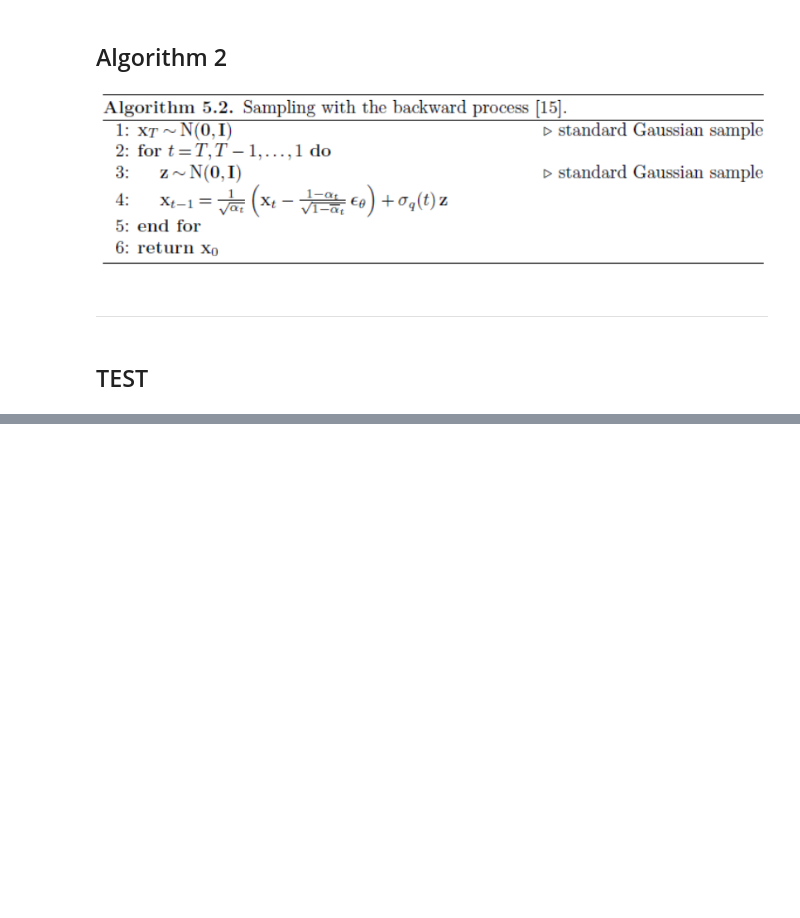
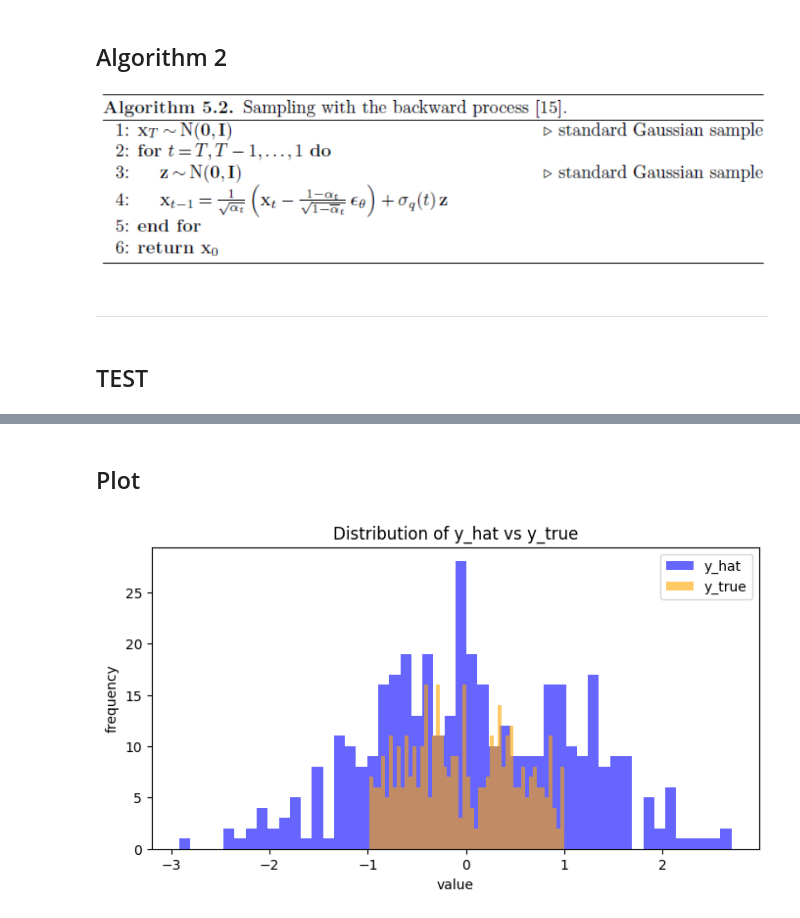
Before and after one commit to XuanWeiWang-999/2025Autumn_ML-project-DiffusionModel, a Jupyter notebook: 20250924_diffusion-1D/20250924_revised code.ipynb, the cells around one changed output, grey strips where cells are left out. Drawn from its saved outputs; the diff is of its cells as text; code cells hidden in the pictures; blank space fills up the shorter version.

```diff
--- a/20250924_diffusion-1D/20250924_revised code.ipynb
+++ b/20250924_diffusion-1D/20250924_revised code.ipynb
@@ -114,0 +162,24 @@ def sample_on_grid(n_points = 201):
+# %%
+#y_true = torch.randn(BATCH_SIZE, 1, device=DEVICE)
+
+def truncated_normal_like(ref, mu=0.0, sigma=1.0, a=-1.0, b=1.0):
+    out = torch.empty_like(ref)
+    n = ref.numel()
+    filled = 0
+    while filled < n:
+        # 先抽一批
+        samples = torch.normal(mu, sigma, size=(n,), device=ref.device)
+        # 保留區間內的
+        samples = samples[(samples > a) & (samples < b)]
+        take = min(samples.numel(), n - filled)
+        out.view(-1)[filled:filled+take] = samples[:take]
+        filled += take
+    return out
+
+# 用法：跟 y_hat 對齊 shape
+# 在 (-1,1) 區間裡的 normal 分布樣本，那就需要用 截斷常態分布 (Truncated Normal)
+# 因為一般的 torch.randn 或 torch.normal 會產生整條實數線上的值。
+y_true = truncated_normal_like(y_hat, mu=0.0, sigma=1.0, a=-1.0, b=1.0)
+
+print("y_hat: ", y_hat)
+print("y_true: ", y_true)
@@ -114,0 +204,24 @@ def sample_on_grid(n_points = 201):
+# %% [markdown]
+## Plot
+# %%
+import matplotlib.pyplot as plt
+
+# 如果在 GPU，要先搬回 CPU
+y_hat_np = y_hat.detach().cpu().numpy().flatten()
+y_true_np = y_true.detach().cpu().numpy().flatten()
+
+plt.figure(figsize=(8,4))
+
+# 畫 y_hat 的直方圖
+plt.hist(y_hat_np, bins=50, alpha=0.6, color='blue', label='y_hat')
+
+# 畫 y_true 的直方圖
+plt.hist(y_true_np, bins=50, alpha=0.6, color='orange', label='y_true')
+
+plt.legend()
+plt.xlabel("value")
+plt.ylabel("frequency")
+plt.title("Distribution of y_hat vs y_true")
+plt.show()
+# %% [output]
+[figure, added]
```
Also changed, not shown: parts of 7 cells of this notebook.
